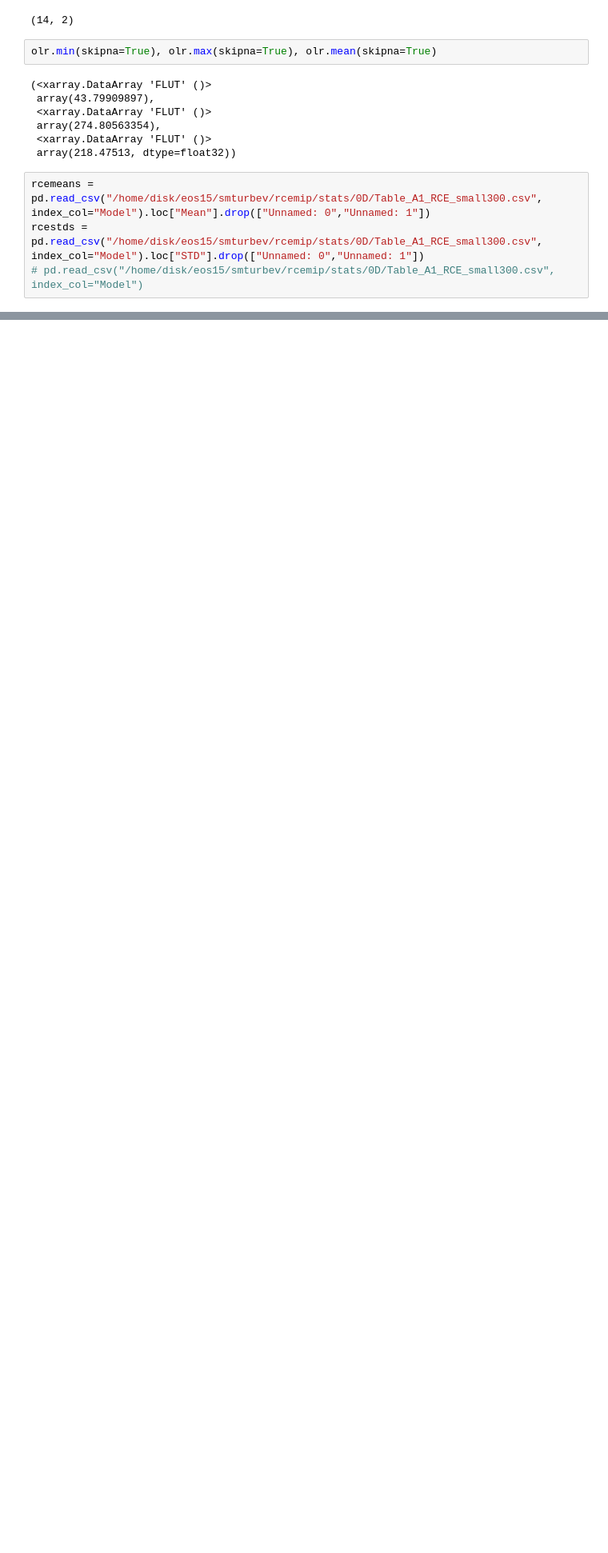
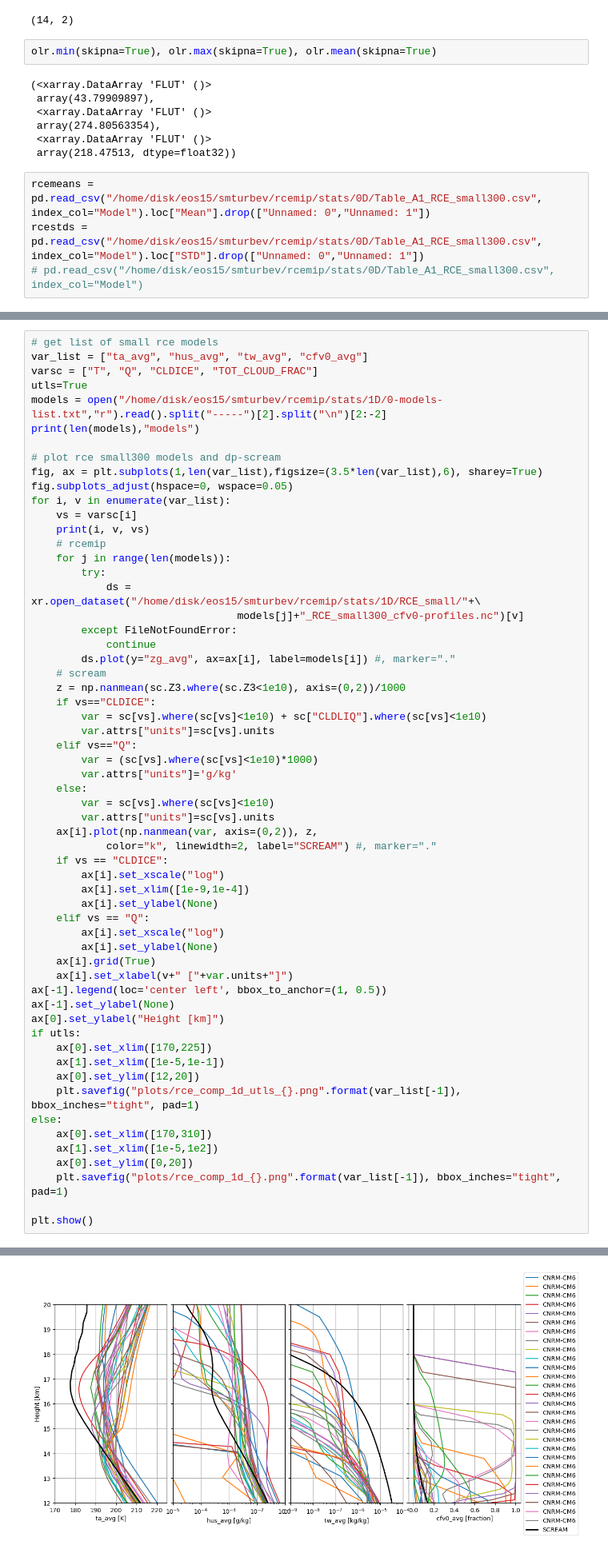
Before and after one commit to smturbev/dp-scream-analysis, a Jupyter notebook: prelim/comp_rcemip.ipynb, the cells around one changed output, grey strips where cells are left out. Shown at 80% size. Cells and saved outputs as stored; diff of their text form; blank space fills up the shorter version.

```diff
--- a/prelim/comp_rcemip.ipynb
+++ b/prelim/comp_rcemip.ipynb
@@ -226,0 +238,60 @@ plt.show()
+# %%
+# get list of small rce models
+var_list = ["ta_avg", "hus_avg", "tw_avg", "cfv0_avg"]
+varsc = ["T", "Q", "CLDICE", "TOT_CLOUD_FRAC"]
+utls=True
+models = open("/home/disk/eos15/smturbev/rcemip/stats/1D/0-models-list.txt","r").read().split("-----")[2].split("\n")[2:-2]
+print(len(models),"models")
+
+# plot rce small300 models and dp-scream
+fig, ax = plt.subplots(1,len(var_list),figsize=(3.5*len(var_list),6), sharey=True)
+fig.subplots_adjust(hspace=0, wspace=0.05)
+for i, v in enumerate(var_list):
+    vs = varsc[i]
+    print(i, v, vs)
+    # rcemip
+    for j in range(len(models)):
+        try:
+            ds = xr.open_dataset("/home/disk/eos15/smturbev/rcemip/stats/1D/RCE_small/"+\
+                                 models[j]+"_RCE_small300_cfv0-profiles.nc")[v]
+        except FileNotFoundError:
+            continue
+        ds.plot(y="zg_avg", ax=ax[i], label=models[i]) #, marker="."
+    # scream
+    z = np.nanmean(sc.Z3.where(sc.Z3<1e10), axis=(0,2))/1000
+    if vs=="CLDICE":
+        var = sc[vs].where(sc[vs]<1e10) + sc["CLDLIQ"].where(sc[vs]<1e10)
+        var.attrs["units"]=sc[vs].units
+    elif vs=="Q":
+        var = (sc[vs].where(sc[vs]<1e10)*1000)
+        var.attrs["units"]='g/kg'
+    else:
+        var = sc[vs].where(sc[vs]<1e10)
+        var.attrs["units"]=sc[vs].units
+    ax[i].plot(np.nanmean(var, axis=(0,2)), z,
+            color="k", linewidth=2, label="SCREAM") #, marker="."
+    if vs == "CLDICE":
+        ax[i].set_xscale("log")
+        ax[i].set_xlim([1e-9,1e-4])
+        ax[i].set_ylabel(None)
+    elif vs == "Q":
+        ax[i].set_xscale("log")
+        ax[i].set_ylabel(None)
+    ax[i].grid(True)
+    ax[i].set_xlabel(v+" ["+var.units+"]")
+ax[-1].legend(loc='center left', bbox_to_anchor=(1, 0.5))
+ax[-1].set_ylabel(None)
+ax[0].set_ylabel("Height [km]")
+if utls:
+    ax[0].set_xlim([170,225])
+    ax[1].set_xlim([1e-5,1e-1])
+    ax[0].set_ylim([12,20])
+    plt.savefig("plots/rce_comp_1d_utls_{}.png".format(var_list[-1]), bbox_inches="tight", pad=1)
+else:
+    ax[0].set_xlim([170,310])
+    ax[1].set_xlim([1e-5,1e2])
+    ax[0].set_ylim([0,20])
+    plt.savefig("plots/rce_comp_1d_{}.png".format(var_list[-1]), bbox_inches="tight", pad=1)
+
+plt.show()
+# %% [output]
@@ -226,0 +303 @@ plt.show()
+[figure, added]
```
Also changed, not shown: parts of 16 cells of this notebook, 6 other files.
